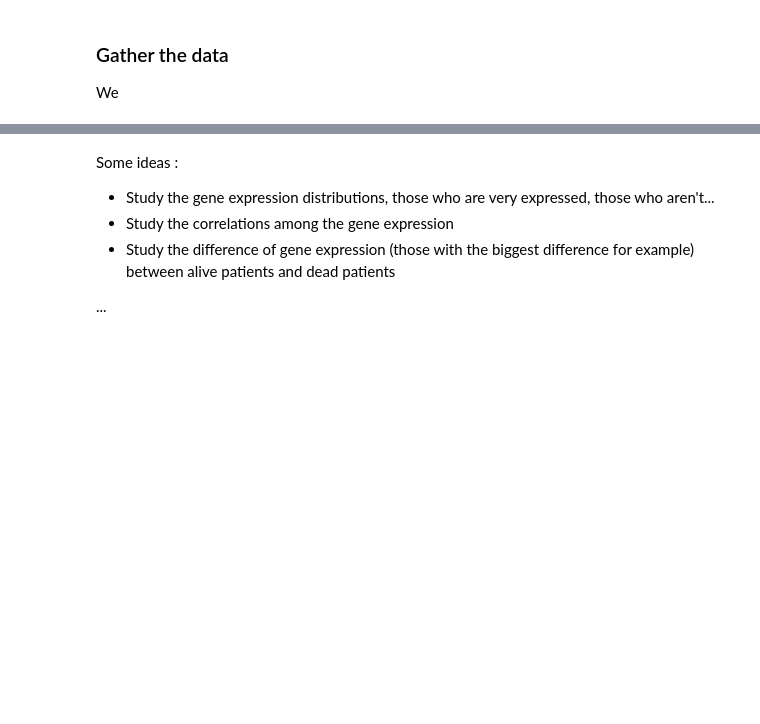
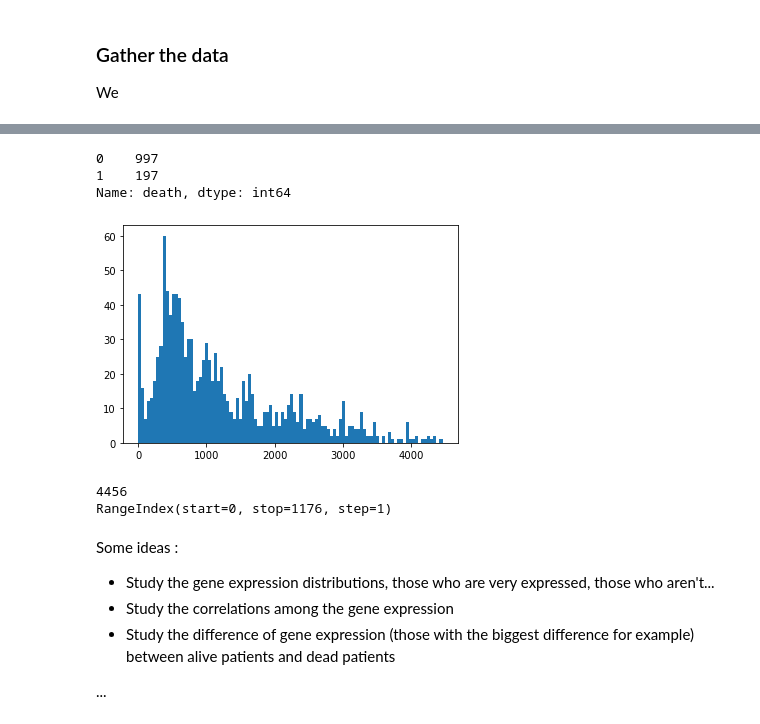
Before and after one commit to StephaneBereux/Cancer-survival-challenge, a Jupyter notebook: starting_kit.ipynb, the cells around one changed output, grey strips where cells are left out. Saved outputs shown, nothing was run; the diff lists cells and outputs as text; code cells hidden in the pictures; blank space fills up the shorter version.

```diff
--- a/starting_kit.ipynb
+++ b/starting_kit.ipynb
@@ -109,0 +130,3 @@ Note : Although 55511 genes were listed, the data for "only" 37498 genes are ava
+# %%
+import pandas as pd
+df = pd.read_csv('database_TCGA.csv')
@@ -110,3 +144,28 @@ Note : Although 55511 genes were listed, the data for "only" 37498 genes are ava
+# %%
+df['death'].value_counts()
+# %% [output]
+0    997
+1    197
+Name: death, dtype: int64
+# %%
+
+def filter_outliers(df):
+    times = df[df['death']==1]['time'].to_numpy()
+    df_dead = df[df['death']==1]
+    #long_times = df_dead[df_dead['time'] > 5000].index.to_numpy()
+    long_times = df[df['time'] > 4500].index.to_numpy()
+    return df.drop(long_times).reset_index()
+
+df1 = filter_outliers(df)
+max_time = df1['time'].max()
+plt.hist(df1['time'],bins=100)
+plt.show()
+print(max_time)
+print(df1.index)
+# %% [output]
+[figure, added]
+4456
+RangeIndex(start=0, stop=1176, step=1)
 # %% [markdown]
 Some ideas :
 + Study the gene expression distributions, those who are very expressed, those who aren't...
```
Also changed, not shown: parts of 12 cells of this notebook, 1 other file.
